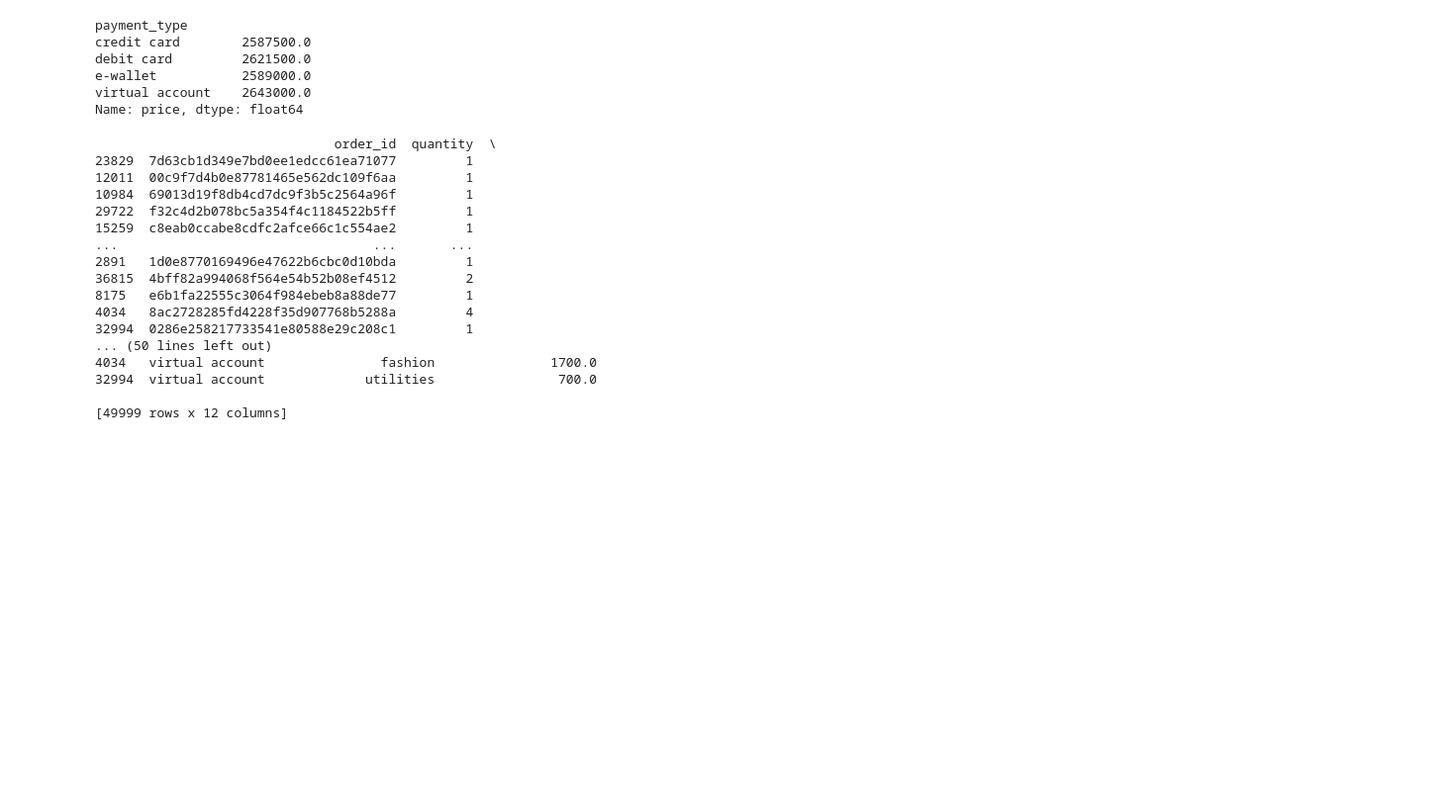
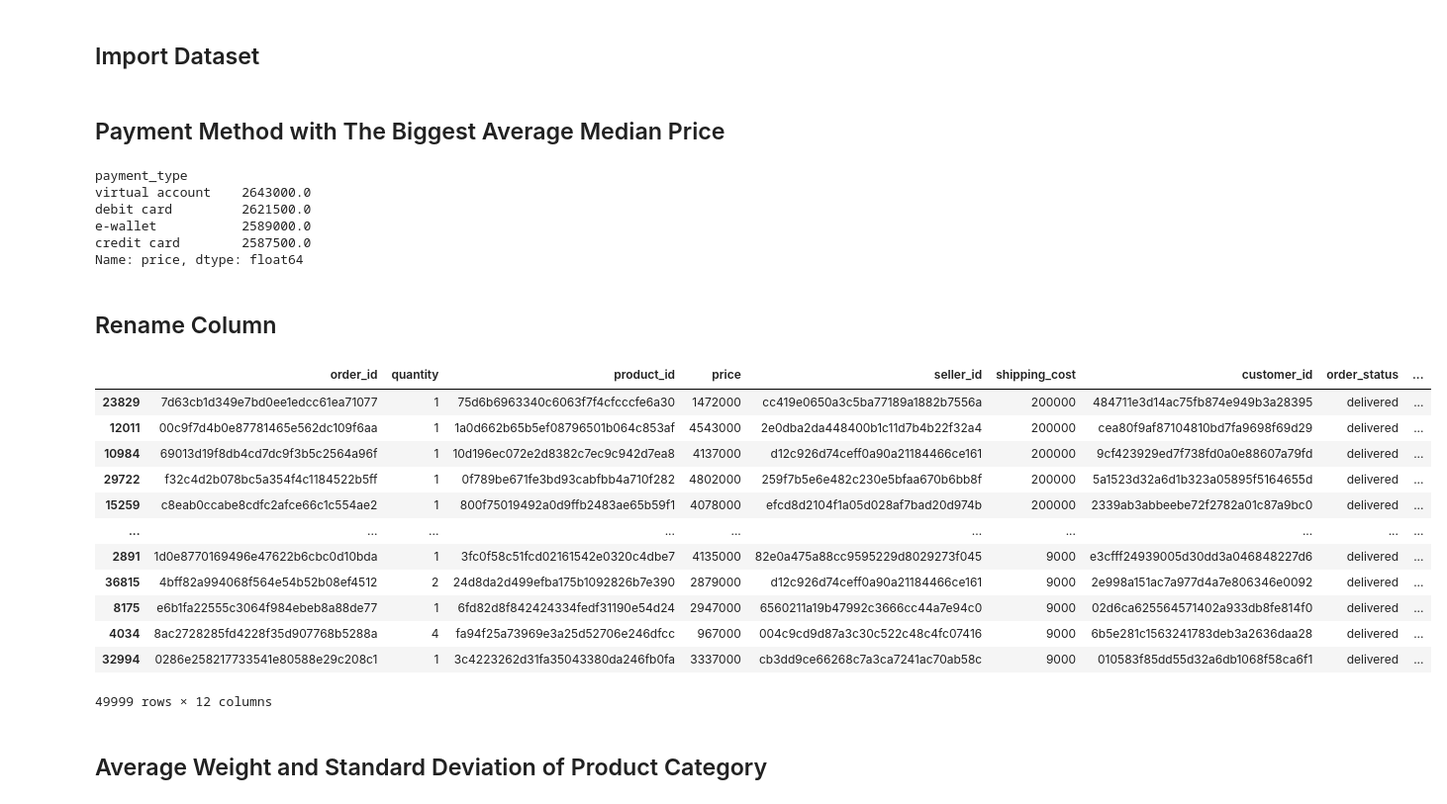
Before and after one commit to adeariyo27/DataAnalysis-Portofolio, a Jupyter notebook: Mini-Projects/Python/Exploratory Data Analysis/Exploratory_Data_Analysis.ipynb, the cells around one changed output. Shown: that part at 99% size. Cells and saved outputs as stored; diff of their text form; code cells hidden in the pictures; blank space fills up the shorter version.

```diff
--- a/Mini-Projects/Python/Exploratory Data Analysis/Exploratory_Data_Analysis.ipynb
+++ b/Mini-Projects/Python/Exploratory Data Analysis/Exploratory_Data_Analysis.ipynb
@@ -6,39 +6,43 @@ From the following dataset: *https://storage.googleapis.com/dqlab-dataset/order.
 - Change freight_value to shipping_cost and find the most expensive shipping_cost from the sales data using sort.
 - For each product_category_name, what is the average weight of the product, and which is the smallest standard deviation of that weight.
 - Create a sales quantity histogram from the dataset to see the distribution of sales quantity with bins = 5 and figsize = (4.5).
+# %% [markdown]
+## Import Dataset
 # %%
 import pandas as pd
 import matplotlib.pyplot as plt
 order_df = pd.read_csv("https://storage.googleapis.com/dqlab-dataset/order.csv")
+# %% [markdown]
+## Payment Method with The Biggest Average Median Price
 # %%
-median_price = order_df["price"].groupby(order_df["payment_type"]).median()
-print(median_price)
+median_price = order_df["price"].groupby(order_df["payment_type"]).median().sort_values(ascending=0)
+median_price
 # %% [output]
 payment_type
-credit card        2587500.0
+virtual account    2643000.0
 debit card         2621500.0
 e-wallet           2589000.0
-virtual account    2643000.0
+credit card        2587500.0
 Name: price, dtype: float64
+# %% [markdown]
+## Rename Column
 # %%
 order_df.rename(columns={"freight_value": "shipping_cost"}, inplace=True)
 sort_value = order_df.sort_values(by="shipping_cost", ascending=0)
-print(sort_value)
+sort_value
 # %% [output]
+|  | order_id | quantity | product_id | price | seller_id | shipping_cost | customer_id | order_status | ... |
+| 23829 | 7d63cb1d349e7bd0ee1edcc61ea71077 | 1 | 75d6b6963340c6063f7f4cfcccfe6a30 | 1472000 | cc419e0650a3c5ba77189a1882b7556a | 200000 | 484711e3d14ac75fb874e949b3a28395 | delivered | ... |
+| 12011 | 00c9f7d4b0e87781465e562dc109f6aa | 1 | 1a0d662b65b5ef08796501b064c853af | 4543000 | 2e0dba2da448400b1c11d7b4b22f32a4 | 200000 | cea80f9af87104810bd7fa9698f69d29 | delivered | ... |
+| 10984 | 69013d19f8db4cd7dc9f3b5c2564a96f | 1 | 10d196ec072e2d8382c7ec9c942d7ea8 | 4137000 | d12c926d74ceff0a90a21184466ce161 | 200000 | 9cf423929ed7f738fd0a0e88607a79fd | delivered | ... |
+| 29722 | f32c4d2b078bc5a354f4c1184522b5ff | 1 | 0f789be671fe3bd93cabfbb4a710f282 | 4802000 | 259f7b5e6e482c230e5bfaa670b6bb8f | 200000 | 5a1523d32a6d1b323a05895f5164655d | delivered | ... |
+| 15259 | c8eab0ccabe8cdfc2afce66c1c554ae2 | 1 | 800f75019492a0d9ffb2483ae65b59f1 | 4078000 | efcd8d2104f1a05d028af7bad20d974b | 200000 | 2339ab3abbeebe72f2782a01c87a9bc0 | delivered | ... |
+| ... | ... | ... | ... | ... | ... | ... | ... | ... | ... |
+| 2891 | 1d0e8770169496e47622b6cbc0d10bda | 1 | 3fc0f58c51fcd02161542e0320c4dbe7 | 4135000 | 82e0a475a88cc9595229d8029273f045 | 9000 | e3cfff24939005d30dd3a046848227d6 | delivered | ... |
+| 36815 | 4bff82a994068f564e54b52b08ef4512 | 2 | 24d8da2d499efba175b1092826b7e390 | 2879000 | d12c926d74ceff0a90a21184466ce161 | 9000 | 2e998a151ac7a977d4a7e806346e0092 | delivered | ... |
+| 8175 | e6b1fa22555c3064f984ebeb8a88de77 | 1 | 6fd82d8f842424334fedf31190e54d24 | 2947000 | 6560211a19b47992c3666cc44a7e94c0 | 9000 | 02d6ca625564571402a933db8fe814f0 | delivered | ... |
+| 4034 | 8ac2728285fd4228f35d907768b5288a | 4 | fa94f25a73969e3a25d52706e246dfcc | 967000 | 004c9cd9d87a3c30c522c48c4fc07416 | 9000 | 6b5e281c1563241783deb3a2636daa28 | delivered | ... |
+| 32994 | 0286e258217733541e80588e29c208c1 | 1 | 3c4223262d31fa35043380da246fb0fa | 3337000 | cb3dd9ce66268c7a3ca7241ac70ab58c | 9000 | 010583f85dd55d32a6db1068f58ca6f1 | delivered | ... |
-                               order_id  quantity  \
-23829  7d63cb1d349e7bd0ee1edcc61ea71077         1
-12011  00c9f7d4b0e87781465e562dc109f6aa         1
-10984  69013d19f8db4cd7dc9f3b5c2564a96f         1
-29722  f32c4d2b078bc5a354f4c1184522b5ff         1
-15259  c8eab0ccabe8cdfc2afce66c1c554ae2         1
-...                                 ...       ...
-2891   1d0e8770169496e47622b6cbc0d10bda         1
-36815  4bff82a994068f564e54b52b08ef4512         2
-8175   e6b1fa22555c3064f984ebeb8a88de77         1
-4034   8ac2728285fd4228f35d907768b5288a         4
-32994  0286e258217733541e80588e29c208c1         1
-... (50 lines left out)
-4034   virtual account               fashion               1700.0
-32994  virtual account             utilities                700.0
-
-[49999 rows x 12 columns]
+49999 rows × 12 columns
+# %% [markdown]
+## Average Weight and Standard Deviation of Product Category
```
Also changed, not shown: parts of 4 cells of this notebook, 1 other file.
